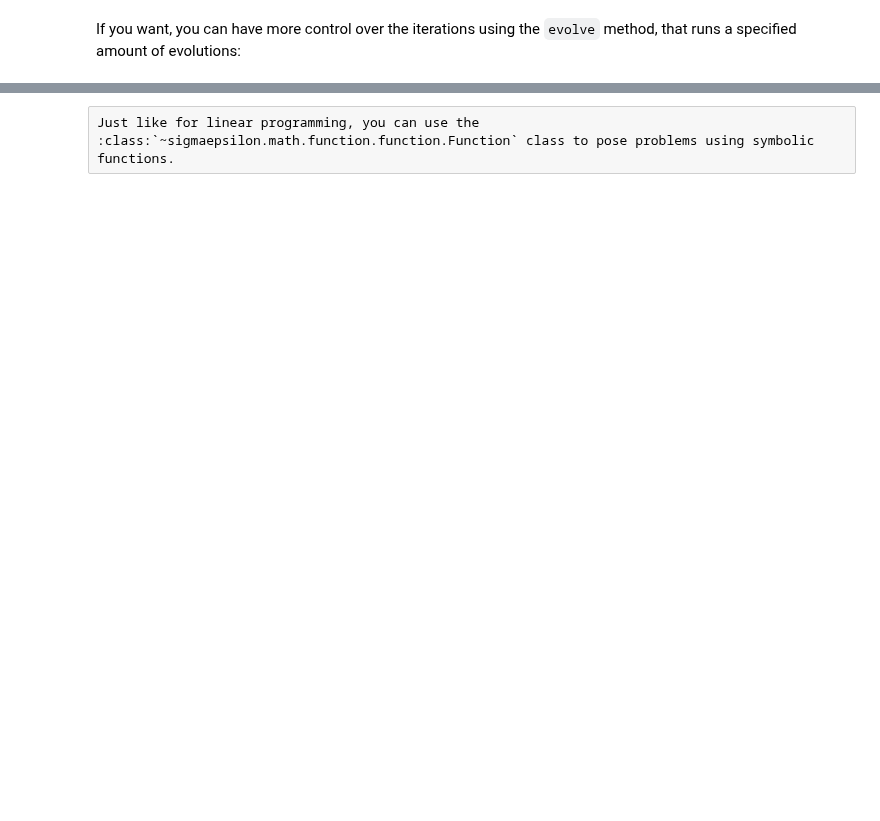
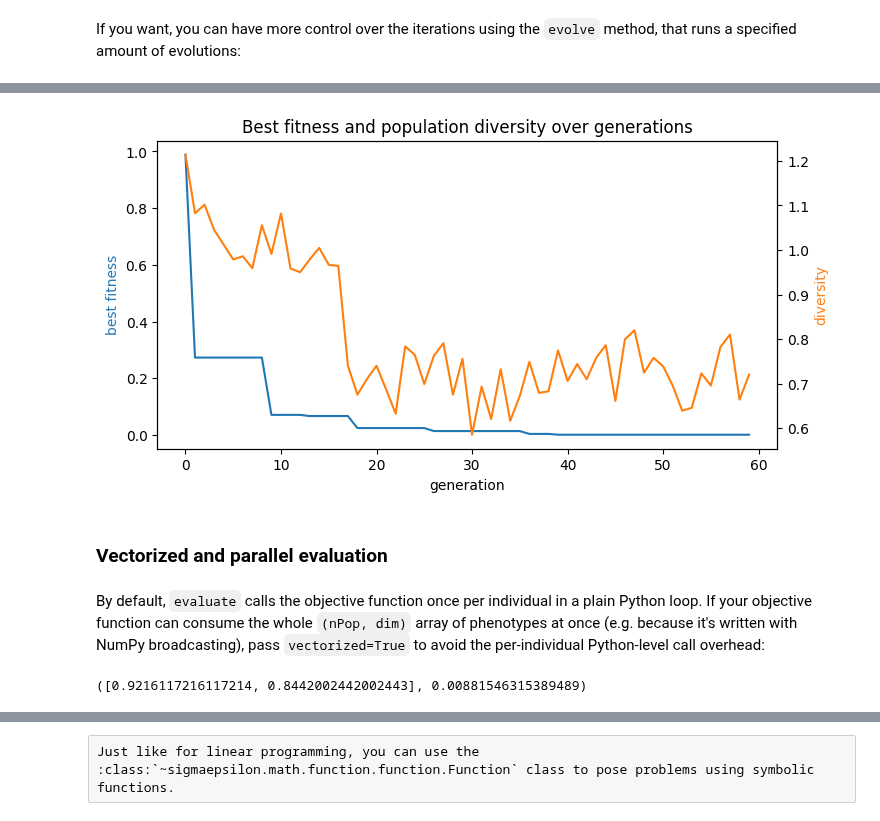
Before and after one commit to sigma-epsilon/sigmaepsilon.math, a Jupyter notebook: docs/source/user_guide/optimization.ipynb, the cells around one changed output, grey strips where cells are left out. Saved outputs shown, nothing was run; the diff lists cells and outputs as text; code cells hidden in the pictures; blank space fills up the shorter version.

```diff
--- a/docs/source/user_guide/optimization.ipynb
+++ b/docs/source/user_guide/optimization.ipynb
@@ -305,0 +392,38 @@ plt.show()
+# %%
+bga = BGA(Rosenbrock, ranges, length=12, nPop=100, minimize=True, seed=0)
+
+fitness_history = []
+diversity_history = []
+
+for _ in range(60):
+    bga.evolve(1)
+    fitness_history.append(bga.champion.fitness)
+    diversity_history.append(bga.state.diversity)
+
+fig, ax1 = plt.subplots(figsize=(8, 4))
+ax1.plot(fitness_history, color="tab:blue")
+ax1.set_xlabel("generation")
+ax1.set_ylabel("best fitness", color="tab:blue")
+ax2 = ax1.twinx()
+ax2.plot(diversity_history, color="tab:orange")
+ax2.set_ylabel("diversity", color="tab:orange")
+plt.title("Best fitness and population diversity over generations")
+plt.show()
+# %% [output]
+[figure, added]
+# %% [markdown]
+### Vectorized and parallel evaluation
+# %% [markdown]
+By default, `evaluate` calls the objective function once per individual in a plain Python loop. If your objective function can consume the whole `(nPop, dim)` array of phenotypes at once (e.g. because it's written with NumPy broadcasting), pass `vectorized=True` to avoid the per-individual Python-level call overhead:
+# %%
+def Rosenbrock_vectorized(x, a=1, b=100):
+    return (a - x[:, 0]) ** 2 + b * (x[:, 1] - x[:, 0] ** 2) ** 2
+
+
+bga = BGA(
+    Rosenbrock_vectorized, ranges, length=12, nPop=100, minimize=True, seed=0, vectorized=True
+)
+result = bga.solve()
+result.phenotype, result.fitness
+# %% [output]
+([0.9216117216117214, 0.8442002442002443], 0.00881546315389489)
```
Also changed, not shown: parts of 22 cells of this notebook, 22 other files.
